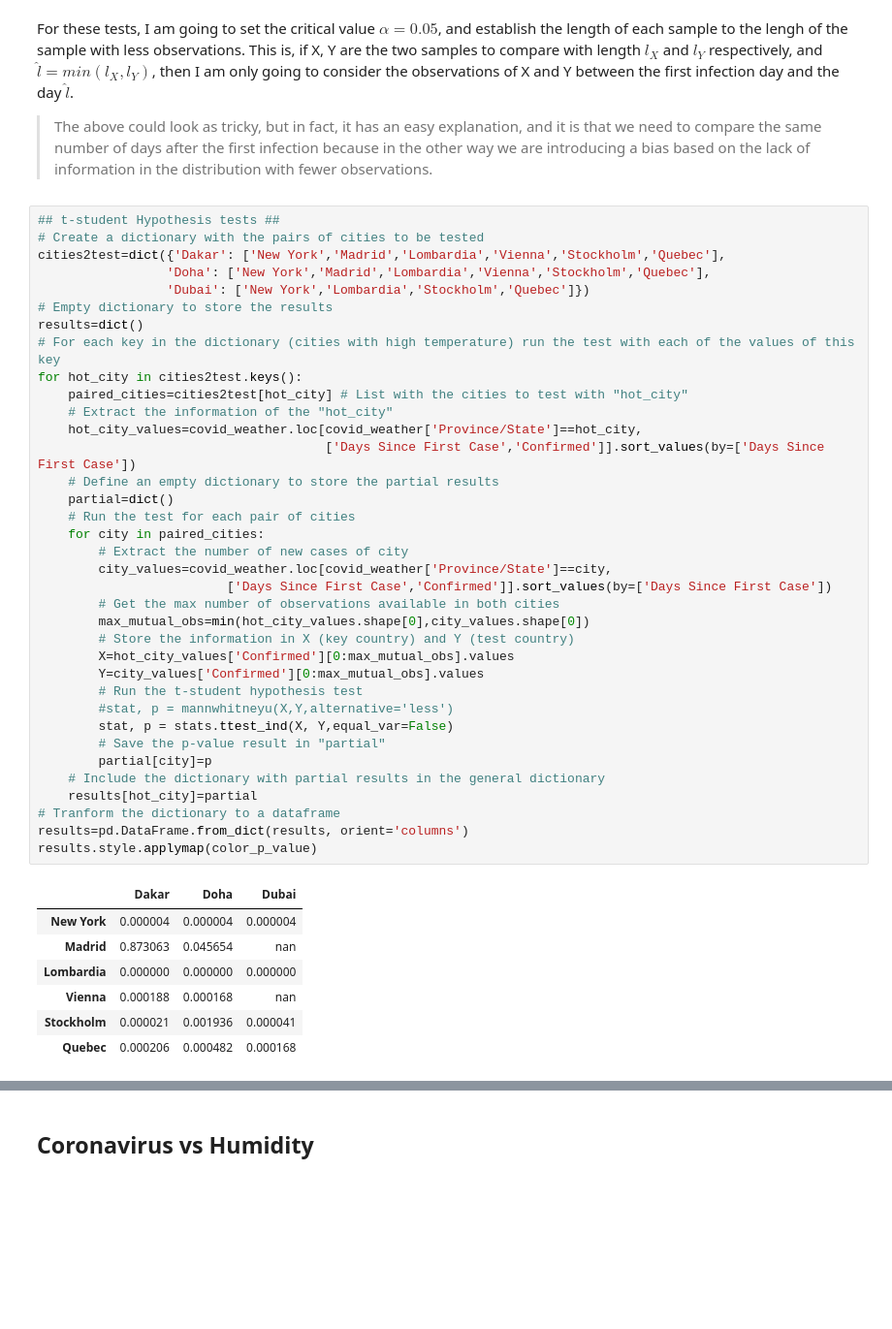
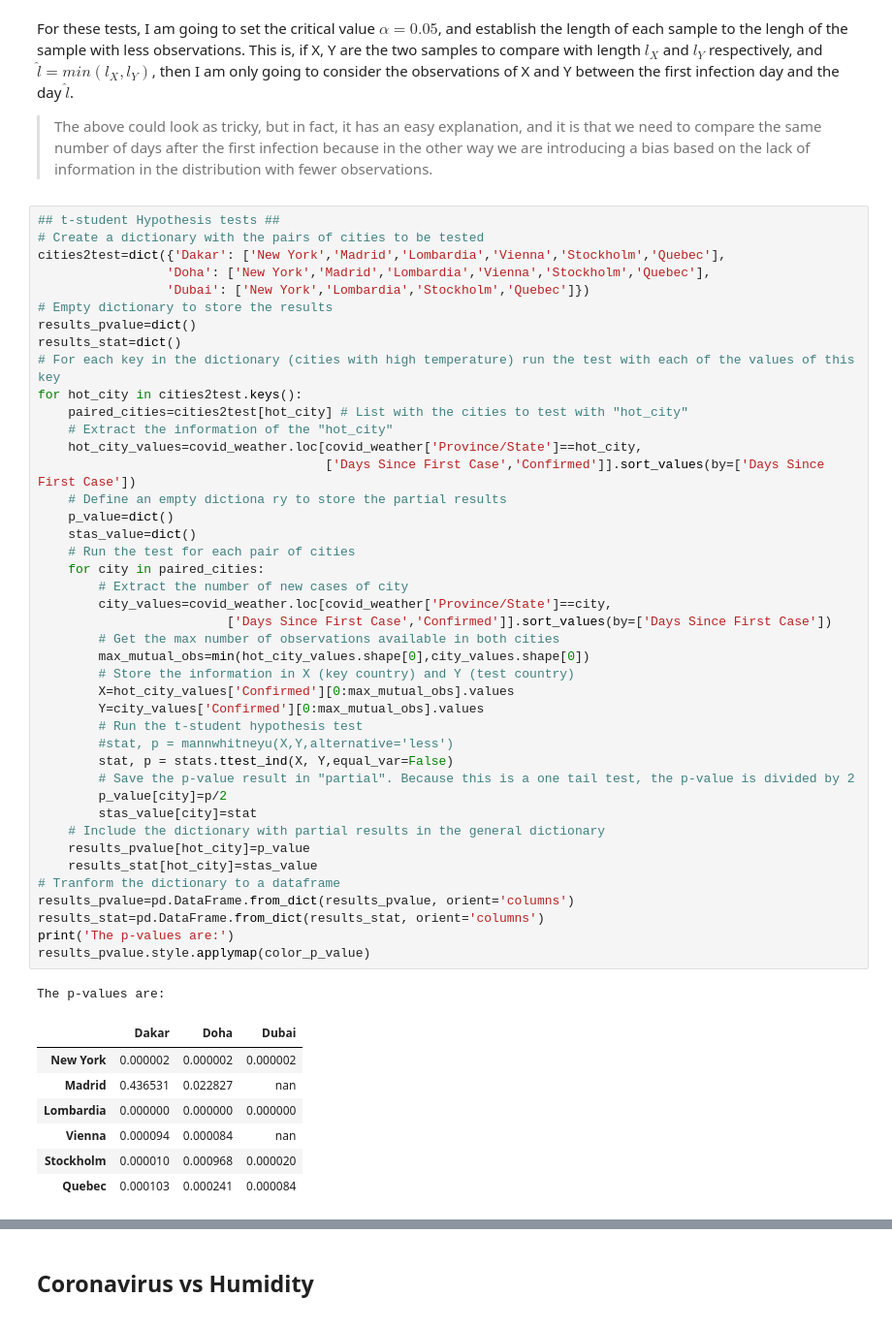
Before and after one commit to Yasel-Garces/The-impact-of-weather-in-the-coronavirus-spread, a Jupyter notebook: The-impact-of-weather-in-the-coronavirus-spread.ipynb, the cells around one changed output, grey strips where cells are left out. Shown at 97% size. Saved outputs shown, nothing was run; the diff lists cells and outputs as text; blank space fills up the shorter version.

```diff
--- a/The-impact-of-weather-in-the-coronavirus-spread.ipynb
+++ b/The-impact-of-weather-in-the-coronavirus-spread.ipynb
@@ -671,44 +671,51 @@ For these tests, I am going to set the critical value $\alpha=0.05$, and establi
 # %%
 ## t-student Hypothesis tests ##
 # Create a dictionary with the pairs of cities to be tested
 cities2test=dict({'Dakar': ['New York','Madrid','Lombardia','Vienna','Stockholm','Quebec'],
                  'Doha': ['New York','Madrid','Lombardia','Vienna','Stockholm','Quebec'],
                  'Dubai': ['New York','Lombardia','Stockholm','Quebec']})
 # Empty dictionary to store the results
-results=dict()
+results_pvalue=dict()
+results_stat=dict()
 # For each key in the dictionary (cities with high temperature) run the test with each of the values of this key
 for hot_city in cities2test.keys():
     paired_cities=cities2test[hot_city] # List with the cities to test with "hot_city"
     # Extract the information of the "hot_city"
     hot_city_values=covid_weather.loc[covid_weather['Province/State']==hot_city,
                                       ['Days Since First Case','Confirmed']].sort_values(by=['Days Since First Case'])
-    # Define an empty dictionary to store the partial results
-    partial=dict()
+    # Define an empty dictiona ry to store the partial results
+    p_value=dict()
+    stas_value=dict()
     # Run the test for each pair of cities
     for city in paired_cities:
         # Extract the number of new cases of city
         city_values=covid_weather.loc[covid_weather['Province/State']==city,
                          ['Days Since First Case','Confirmed']].sort_values(by=['Days Since First Case'])
         # Get the max number of observations available in both cities
         max_mutual_obs=min(hot_city_values.shape[0],city_values.shape[0])
         # Store the information in X (key country) and Y (test country)
         X=hot_city_values['Confirmed'][0:max_mutual_obs].values
         Y=city_values['Confirmed'][0:max_mutual_obs].values
         # Run the t-student hypothesis test
         #stat, p = mannwhitneyu(X,Y,alternative='less')
         stat, p = stats.ttest_ind(X, Y,equal_var=False)
-        # Save the p-value result in "partial"
-        partial[city]=p
+        # Save the p-value result in "partial". Because this is a one tail test, the p-value is divided by 2
+        p_value[city]=p/2
+        stas_value[city]=stat
     # Include the dictionary with partial results in the general dictionary
-    results[hot_city]=partial
+    results_pvalue[hot_city]=p_value
+    results_stat[hot_city]=stas_value
 # Tranform the dictionary to a dataframe
-results=pd.DataFrame.from_dict(results, orient='columns')
-results.style.applymap(color_p_value)
+results_pvalue=pd.DataFrame.from_dict(results_pvalue, orient='columns')
+results_stat=pd.DataFrame.from_dict(results_stat, orient='columns')
+print('The p-values are:')
+results_pvalue.style.applymap(color_p_value)
 # %% [output]
+The p-values are:
 |  | Dakar | Doha | Dubai |
-| New York | 0.000004 | 0.000004 | 0.000004 |
-| Madrid | 0.873063 | 0.045654 | nan |
+| New York | 0.000002 | 0.000002 | 0.000002 |
+| Madrid | 0.436531 | 0.022827 | nan |
 | Lombardia | 0.000000 | 0.000000 | 0.000000 |
-| Vienna | 0.000188 | 0.000168 | nan |
-| Stockholm | 0.000021 | 0.001936 | 0.000041 |
-| Quebec | 0.000206 | 0.000482 | 0.000168 |
+| Vienna | 0.000094 | 0.000084 | nan |
+| Stockholm | 0.000010 | 0.000968 | 0.000020 |
+| Quebec | 0.000103 | 0.000241 | 0.000084 |
```
Also changed, not shown: parts of 7 cells of this notebook, 1 other file.
